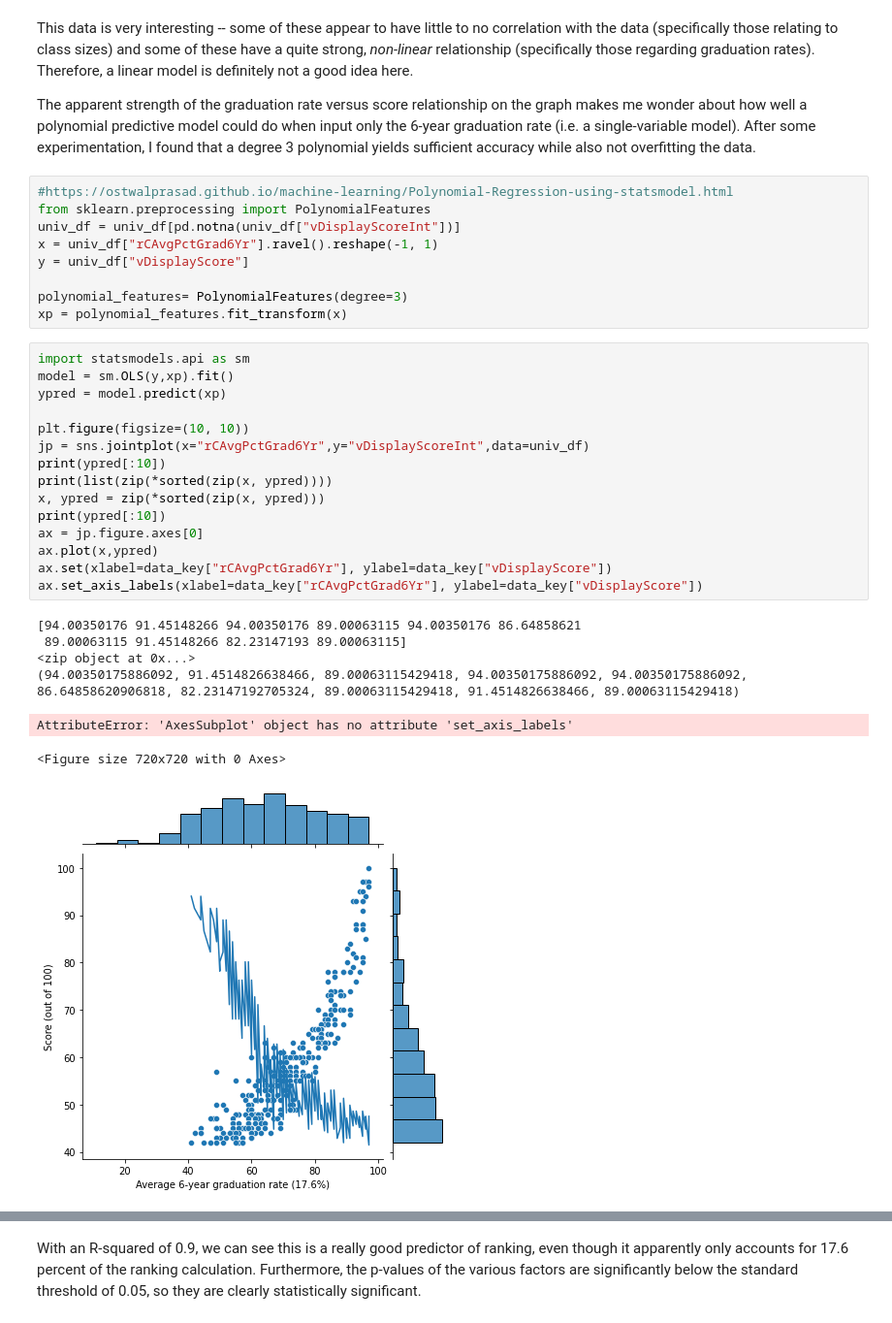
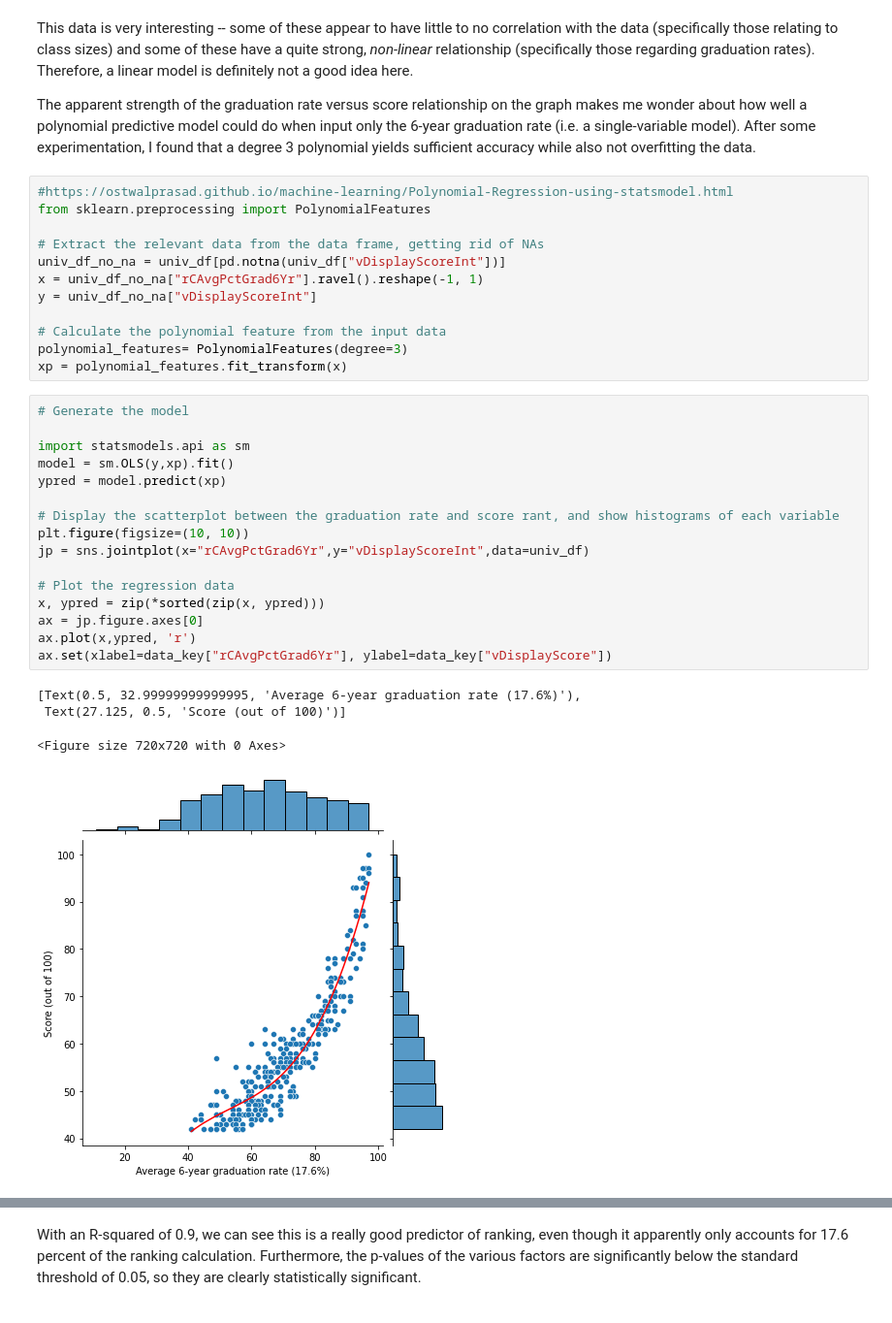
Before and after one commit to Aurathic/USNews-Colleges-Web-Scraper, a Jupyter notebook: python_web_scraper/web_scraping_2.ipynb, the cells around one changed output, grey strips where cells are left out. Shown at 97% size. Drawn from its saved outputs; the diff is of its cells as text.

Commit message:
Develop multivariate model + miscellaneous things

```diff
--- a/python_web_scraper/web_scraping_2.ipynb
+++ b/python_web_scraper/web_scraping_2.ipynb
@@ -269,35 +269,36 @@ The apparent strength of the graduation rate versus score relationship on the gr
 # %%
 #https://ostwalprasad.github.io/machine-learning/Polynomial-Regression-using-statsmodel.html
 from sklearn.preprocessing import PolynomialFeatures
-univ_df = univ_df[pd.notna(univ_df["vDisplayScoreInt"])]
-x = univ_df["rCAvgPctGrad6Yr"].ravel().reshape(-1, 1)
-y = univ_df["vDisplayScore"]
 
+# Extract the relevant data from the data frame, getting rid of NAs
+univ_df_no_na = univ_df[pd.notna(univ_df["vDisplayScoreInt"])]
+x = univ_df_no_na["rCAvgPctGrad6Yr"].ravel().reshape(-1, 1)
+y = univ_df_no_na["vDisplayScoreInt"]
+
+# Calculate the polynomial feature from the input data
 polynomial_features= PolynomialFeatures(degree=3)
 xp = polynomial_features.fit_transform(x)
 # %%
+# Generate the model
+
 import statsmodels.api as sm
 model = sm.OLS(y,xp).fit()
 ypred = model.predict(xp)
 
+# Display the scatterplot between the graduation rate and score rant, and show histograms of each variable
 plt.figure(figsize=(10, 10))
 jp = sns.jointplot(x="rCAvgPctGrad6Yr",y="vDisplayScoreInt",data=univ_df)
-print(ypred[:10])
-print(list(zip(*sorted(zip(x, ypred))))
+
+# Plot the regression data
 x, ypred = zip(*sorted(zip(x, ypred)))
-print(ypred[:10])
 ax = jp.figure.axes[0]
-ax.plot(x,ypred)
+ax.plot(x,ypred, 'r')
 ax.set(xlabel=data_key["rCAvgPctGrad6Yr"], ylabel=data_key["vDisplayScore"])
-ax.set_axis_labels(xlabel=data_key["rCAvgPctGrad6Yr"], ylabel=data_key["vDisplayScore"])
 # %% [output]
-[94.00350176 91.45148266 94.00350176 89.00063115 94.00350176 86.64858621
- 89.00063115 91.45148266 82.23147193 89.00063115]
-<zip object at 0x...>
-(94.00350175886092, 91.4514826638466, 89.00063115429418, 94.00350175886092, 94.00350175886092, 86.64858620906818, 82.23147192705324, 89.00063115429418, 91.4514826638466, 89.00063115429418)
+[Text(0.5, 32.99999999999995, 'Average 6-year graduation rate (17.6%)'),
+ Text(27.125, 0.5, 'Score (out of 100)')]
-AttributeError: 'AxesSubplot' object has no attribute 'set_axis_labels'
+<Figure size 720x720 with 0 Axes>
-<Figure size 720x720 with 0 Axes>
-[figure, old version]
+[figure, new version]
 # %%
 model.summary()
 # %% [output]
```
Also changed, not shown: parts of 36 cells of this notebook.
